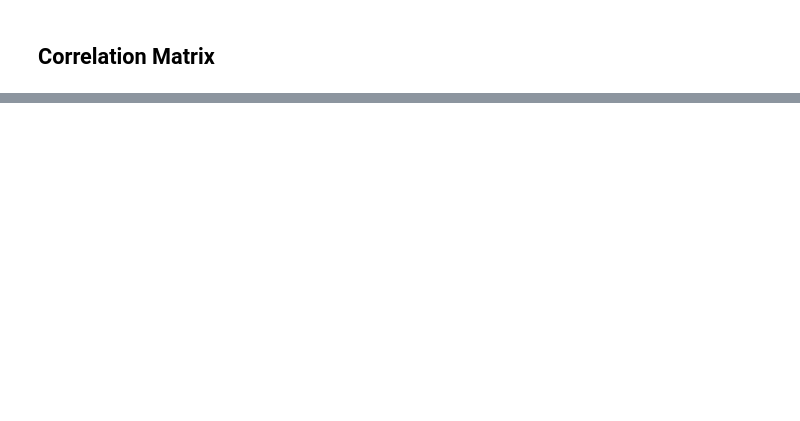
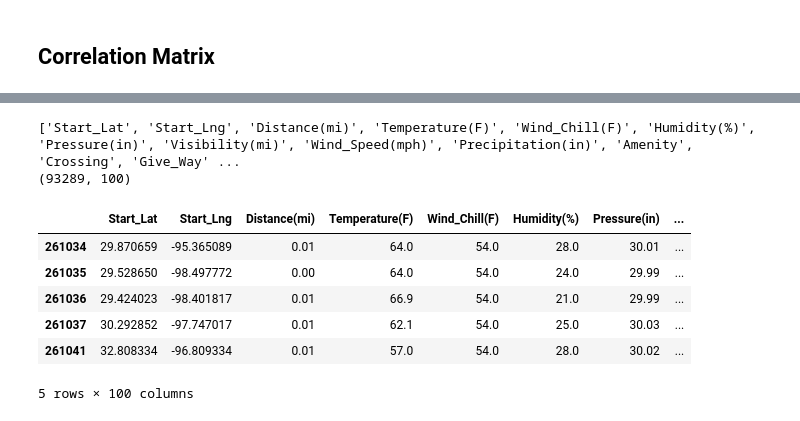
Before and after one commit to alexanderfache6/traffic-accident-weather-analysis, a Jupyter notebook: code/module1.ipynb, the cells around one changed output, grey strips where cells are left out. Saved outputs shown, nothing was run; the diff lists cells and outputs as text; code cells hidden in the pictures; blank space fills up the shorter version.

```diff
--- a/code/module1.ipynb
+++ b/code/module1.ipynb
@@ -665,0 +724,8 @@ fig.savefig(save_dir + '\\correlation_original.png')
+# %%
+print("Feature ranking:")
+for f in range(Xcity.shape[1]):
+    print("Rank %2d: %3d (%f)" % (f+1, indices[f], importances[indices[f]]))
+
+important_features = np.where((importances > 0.0001) == 1)[0]
+print('Number of Important Features:', len(important_features))
+print('Important Features Indices:', important_features)
@@ -665,0 +764,17 @@ fig.savefig(save_dir + '\\correlation_original.png')
+# %%
+important_features = Xcity.columns[important_features].tolist()
+print(important_features)
+
+Xforest = Xcity[important_features].copy(deep=True)
+print(Xforest.shape)
+Xforest.head()
+# %% [output]
+['Start_Lat', 'Start_Lng', 'Distance(mi)', 'Temperature(F)', 'Wind_Chill(F)', 'Humidity(%)', 'Pressure(in)', 'Visibility(mi)', 'Wind_Speed(mph)', 'Precipitation(in)', 'Amenity', 'Crossing', 'Give_Way' ...
+(93289, 100)
+|  | Start_Lat | Start_Lng | Distance(mi) | Temperature(F) | Wind_Chill(F) | Humidity(%) | Pressure(in) | ... |
+| 261034 | 29.870659 | -95.365089 | 0.01 | 64.0 | 54.0 | 28.0 | 30.01 | ... |
+| 261035 | 29.528650 | -98.497772 | 0.00 | 64.0 | 54.0 | 24.0 | 29.99 | ... |
+| 261036 | 29.424023 | -98.401817 | 0.01 | 66.9 | 54.0 | 21.0 | 29.99 | ... |
+| 261037 | 30.292852 | -97.747017 | 0.01 | 62.1 | 54.0 | 25.0 | 30.03 | ... |
+| 261041 | 32.808334 | -96.809334 | 0.01 | 57.0 | 54.0 | 28.0 | 30.02 | ... |
+5 rows × 100 columns
```
Also changed, not shown: parts of 34 cells of this notebook, 36 other files.
